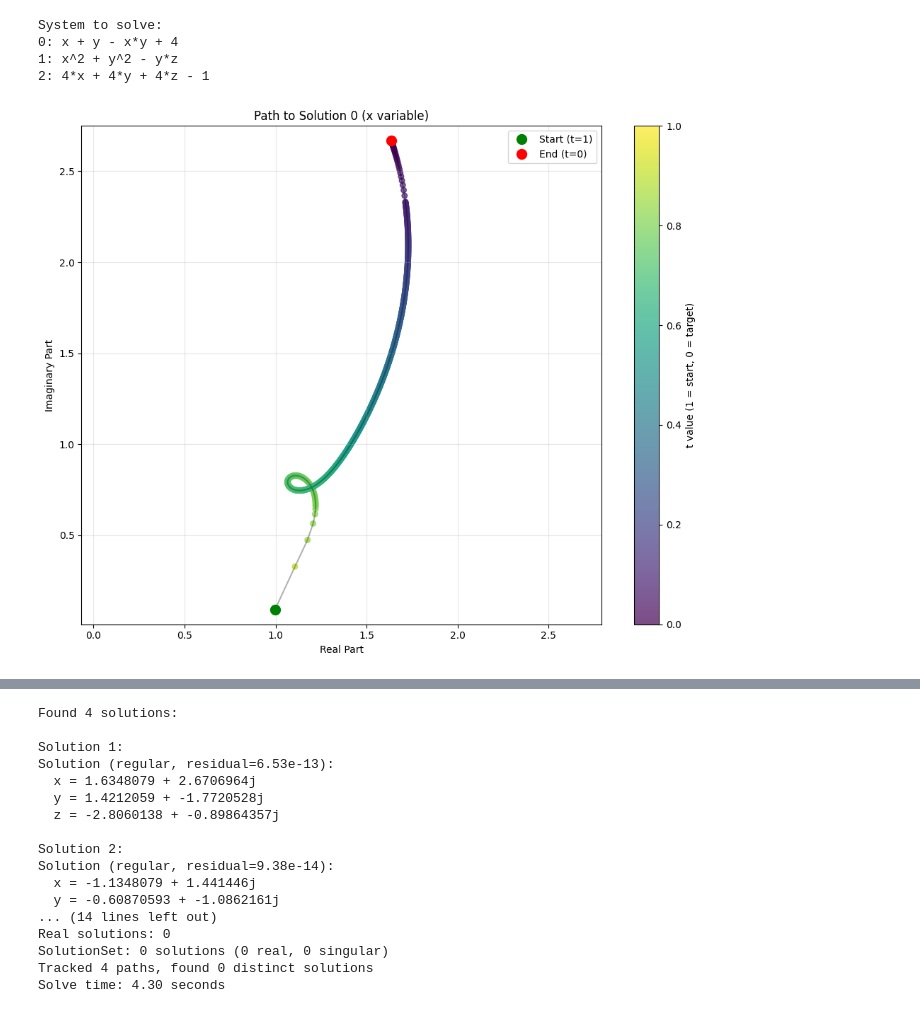
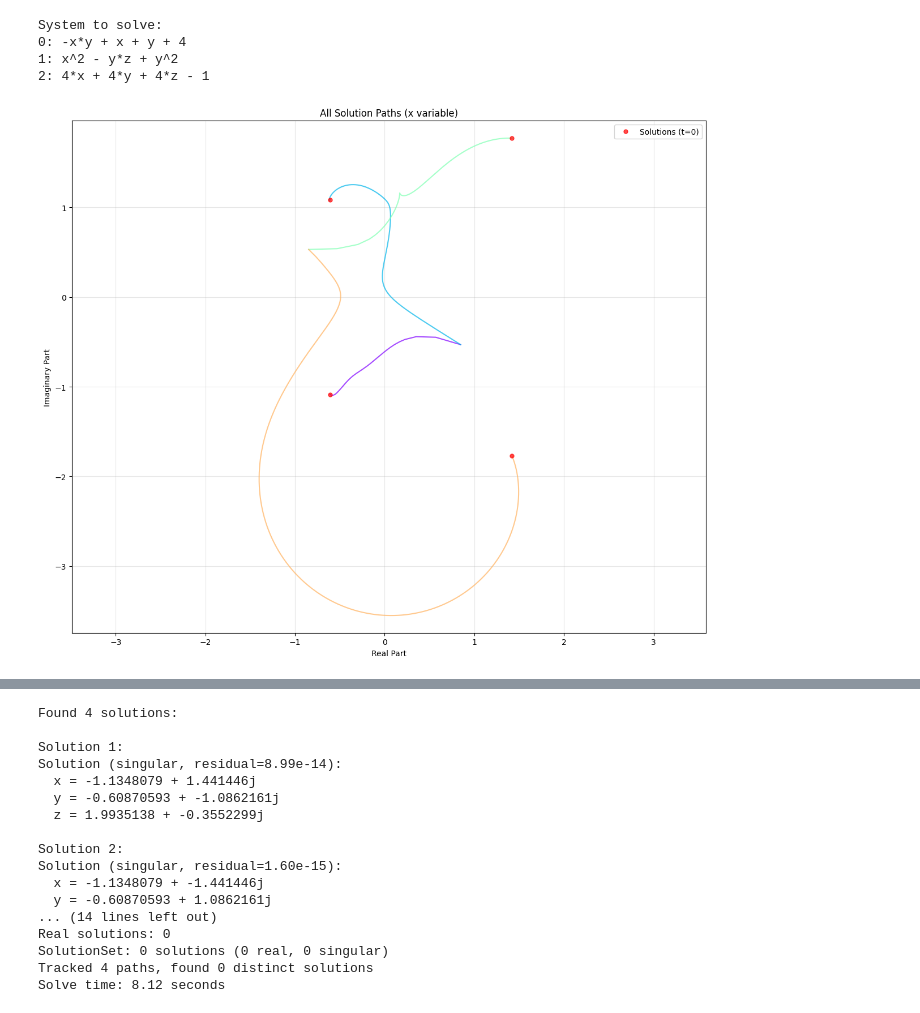
Before and after one commit to sebastian-griego/pyContinuum, a Jupyter notebook: trying_examples.ipynb, the cells around one changed output, grey strips where cells are left out. Saved outputs shown, nothing was run; the diff lists cells and outputs as text; code cells hidden in the pictures.

```diff
--- a/trying_examples.ipynb
+++ b/trying_examples.ipynb
@@ -138,8 +157,10 @@ print(result_without_endgame)
 
 print("\n=== Solving WITH endgame ===")
 # Lower the endgame_start threshold to start endgame earlier
-result_with_endgame = solve(system, use_endgame=True, verbose=True, tol=1e-8)
+result_with_endgame = solve(system, use_endgame=True, verbose=True, tol=1e-8, store_paths=True)
 print(result_with_endgame)
+
+
 
 # Analyze results
 print("\n=== Solution Analysis ===")
@@ -154,5 +175,22 @@ for i, sol in enumerate(result_with_endgame):
     print(f"  Singular: {sol.is_singular}, Residual: {sol.residual:.2e}")
     if hasattr(sol, 'winding_number'):
         print(f"  Winding number: {sol.winding_number}")
+
+
+# Collect all paths that have tracking data
+all_paths = [sol.path_points for sol in result_with_endgame if sol.path_points]
+
+if all_paths:
+    # Plot all paths for x variable
+    fig = plot_all_paths(all_paths, var_idx=0,
+                         title="All Solution Paths (x variable)",
+                         alpha=0.7)  # Adjust transparency if needed
+    plt.show()
+
+    # You can also plot the y variable paths
+    fig2 = plot_all_paths(all_paths, var_idx=1,
+                         title="All Solution Paths (y variable)",
+                         alpha=0.7)
+    plt.show()
 # %% [output]
 Polynomial System:
@@ -211,38 +251,47 @@ x, y, z = polyvar('x', 'y', 'z')
 
 # 2. Define equations
 equation1 = x + y - x*y + 4
 equation2 = x**2 + y**2 - z*y
 equation3 = 4*x + 4*y + 4*z - 1
 
 
 # 3. Create the polynomial system
 system = PolynomialSystem([equation1, equation2, equation3])
 print("System to solve:")
 print(system)
 
 # 4. Solve the system with path tracking
 solutions = solve(system, store_paths=True)
 
-# Visualize a solution path
-if solutions[0].path_points:
-    from pycontinuum.visualization import plot_path
-    fig = plot_path(solutions[0].path_points, var_idx=0,
-                  title=f"Path to Solution 0 (x variable)")
+# Collect all paths that have tracking data
+all_paths = [sol.path_points for sol in solutions if sol.path_points]
+
+if all_paths:
+    # Plot all paths for x variable
+    fig = plot_all_paths(all_paths, var_idx=0,
+                         title="All Solution Paths (x variable)",
+                         alpha=0.7)  # Adjust transparency if needed
+    plt.show()
+
+    # You can also plot the y variable paths
+    fig2 = plot_all_paths(all_paths, var_idx=1,
+                         title="All Solution Paths (y variable)",
+                         alpha=0.7)
     plt.show()
 
 # 5. Display results
 print(f"\nFound {len(solutions)} solutions:")
 for i, sol in enumerate(solutions):
     print(f"\nSolution {i+1}:")
     print(sol)
 
 # 6. Filter real solutions
 real_solutions = solutions.filter(real=True)
 print(f"\nReal solutions: {len(real_solutions)}")
 print(real_solutions)
 # %% [output]
 System to solve:
-0: x + y - x*y + 4
-1: x^2 + y^2 - y*z
+0: -x*y + x + y + 4
+1: x^2 - y*z + y^2
 2: 4*x + 4*y + 4*z - 1
-[figure, old version]
+[figure, new version]
@@ -249,20 +299,20 @@ System to solve:
 Found 4 solutions:
 
 Solution 1:
-Solution (regular, residual=6.53e-13):
-  x = 1.6348079 + 2.6706964j
-  y = 1.4212059 + -1.7720528j
-  z = -2.8060138 + -0.89864357j
+Solution (singular, residual=8.99e-14):
+  x = -1.1348079 + 1.441446j
+  y = -0.60870593 + -1.0862161j
+  z = 1.9935138 + -0.3552299j
 
 Solution 2:
-Solution (regular, residual=9.38e-14):
-  x = -1.1348079 + 1.441446j
-  y = -0.60870593 + -1.0862161j
+Solution (singular, residual=1.60e-15):
+  x = -1.1348079 + -1.441446j
+  y = -0.60870593 + 1.0862161j
 ... (14 lines left out)
 Real solutions: 0
 SolutionSet: 0 solutions (0 real, 0 singular)
 Tracked 4 paths, found 0 distinct solutions
-Solve time: 4.30 seconds
+Solve time: 8.12 seconds
 # %%
 from pycontinuum import PolynomialSystem, solve, polyvar
 import numpy as np
```
Also changed, not shown: parts of 5 cells of this notebook.
